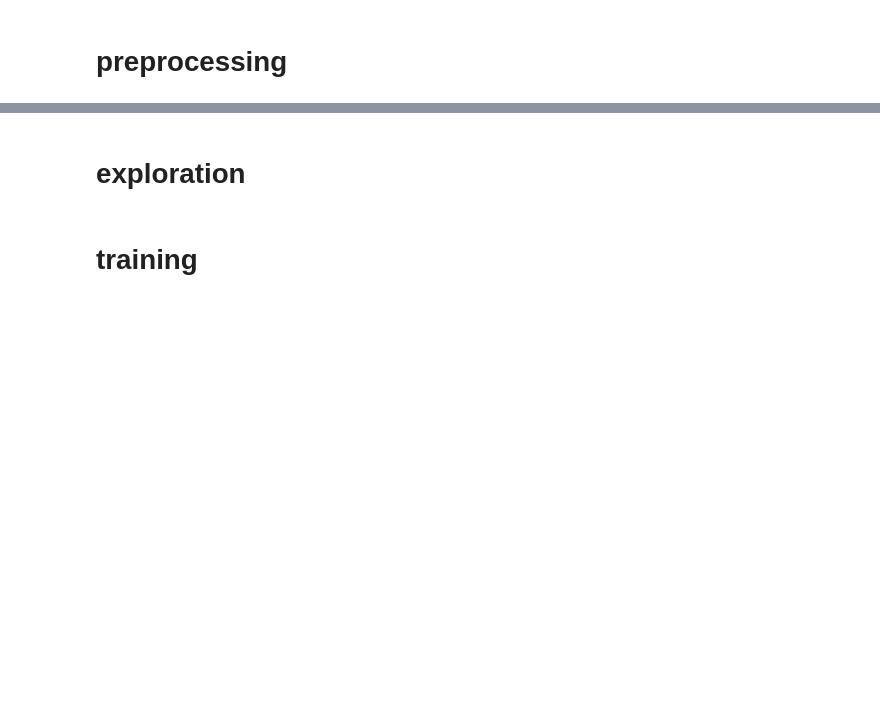
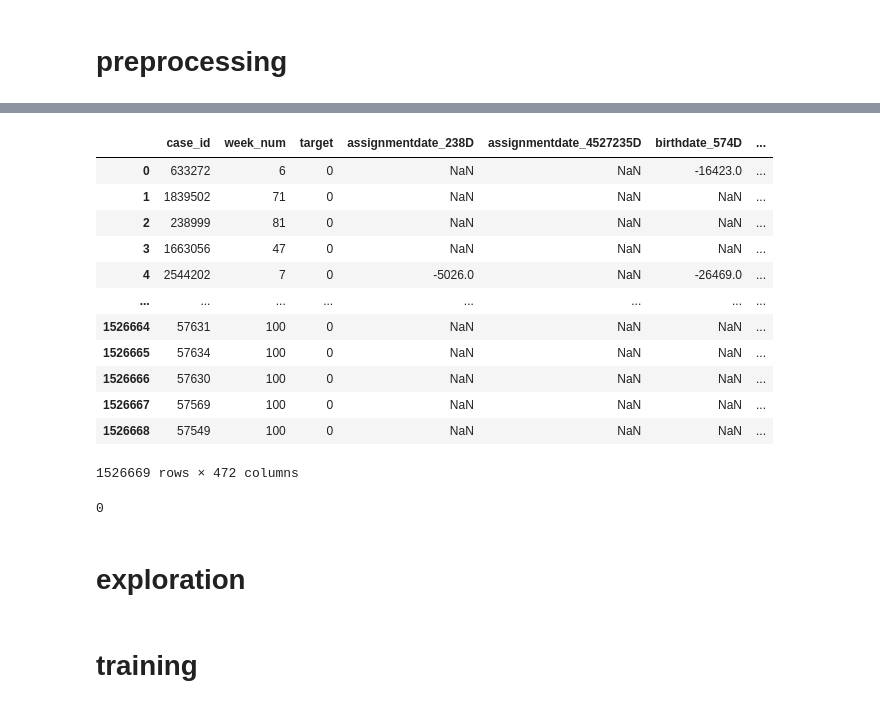
Before and after one commit to grichland/credit-risk-modeling2024, a Jupyter notebook: submission_v2.ipynb, the cells around one changed output, grey strips where cells are left out. Saved outputs shown, nothing was run; the diff lists cells and outputs as text; code cells hidden in the pictures; blank space fills up the shorter version.

Commit message:
uncorrelated features

```diff
--- a/submission_v2.ipynb
+++ b/submission_v2.ipynb
@@ -651 +679,17 @@ gc.collect()
+# %%
+df
+# %% [output]
+|  | case_id | week_num | target | assignmentdate_238D | assignmentdate_4527235D | birthdate_574D | ... |
+| 0 | 633272 | 6 | 0 | NaN | NaN | -16423.0 | ... |
+| 1 | 1839502 | 71 | 0 | NaN | NaN | NaN | ... |
+| 2 | 238999 | 81 | 0 | NaN | NaN | NaN | ... |
+| 3 | 1663056 | 47 | 0 | NaN | NaN | NaN | ... |
+| 4 | 2544202 | 7 | 0 | -5026.0 | NaN | -26469.0 | ... |
+| ... | ... | ... | ... | ... | ... | ... | ... |
+| 1526664 | 57631 | 100 | 0 | NaN | NaN | NaN | ... |
+| 1526665 | 57634 | 100 | 0 | NaN | NaN | NaN | ... |
+| 1526666 | 57630 | 100 | 0 | NaN | NaN | NaN | ... |
+| 1526667 | 57569 | 100 | 0 | NaN | NaN | NaN | ... |
+| 1526668 | 57549 | 100 | 0 | NaN | NaN | NaN | ... |
+1526669 rows × 472 columns
 # %%
@@ -652,0 +699,14 @@ features = df_train.columns[5:-3]
+# %%
+# uncorrelate features
+nans_df = df.loc[df['partition']=='train',numeric_cols].isna()
+nans_groups = {}
+for col in numeric_cols:
+    cur_group = nans_df[col].sum()
+    if cur_group in nans_groups:
+        nans_groups[cur_group].append(col)
+    else:
+        nans_groups[cur_group]=[col]
+del nans_df
+gc.collect()
+# %% [output]
+0
```
Also changed, not shown: parts of 17 cells of this notebook.
